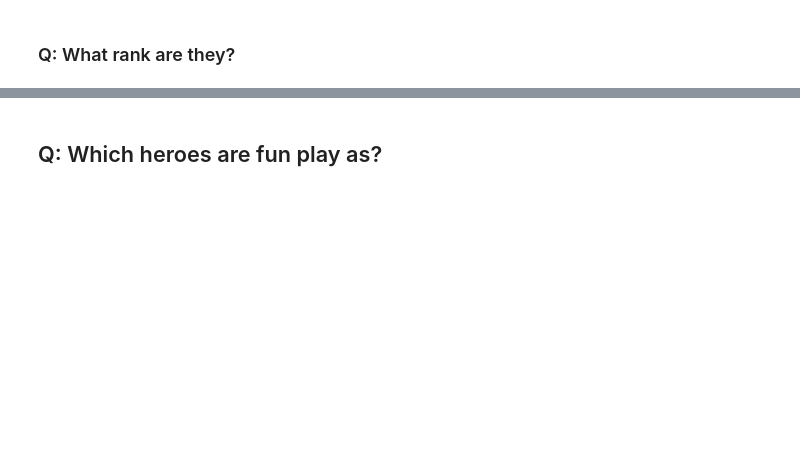
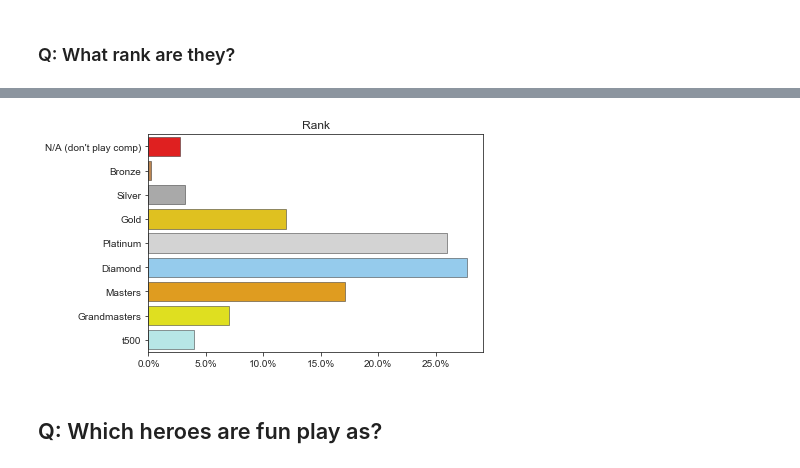
Before and after one commit to marksimpson82/overwatch_survey, a Jupyter notebook: overwatch_survey/Analysis.ipynb, the cells around one changed output, grey strips where cells are left out. Saved outputs shown, nothing was run; the diff lists cells and outputs as text; code cells hidden in the pictures; blank space fills up the shorter version.

```diff
--- a/overwatch_survey/Analysis.ipynb
+++ b/overwatch_survey/Analysis.ipynb
@@ -108,3 +154,35 @@ draw_hero_percent_graph(basic_info_df, "Hero_favourite", "Favourite heroes")
+# %%
+def draw_rank_graph(df):
+    hero_time = (df['Rank']
+                 .value_counts(normalize=True, sort=False))
+
+    # re-order based on ascending rank so we can see the distribution
+    hero_time = hero_time[[
+        "N/A (don't play comp)",
+        'Bronze',
+        'Silver',
+        'Gold',
+        'Platinum',
+        'Diamond',
+        'Masters',
+        'Grandmasters',
+        't500'
+    ]]
+
+    palette = sb.color_palette(
+        palette=["red", "peru", "darkgrey", "gold", "lightgrey", "lightskyblue", "orange", "yellow", "paleturquoise"],
+        n_colors=9
+    )
+
+    f, ax = plt.subplots(figsize=(CHART_BAR_FIGSIZE[0], 4))
+    ax = sb.barplot(x=hero_time.values, y=hero_time.index, palette=palette, linewidth=0.5, edgecolor=".2")
+    plt.gca().xaxis.set_major_formatter(PercentFormatter(1))
+
+    ax.set_title("Rank")
+
+draw_rank_graph(basic_info_df)
+# %% [output]
+[figure, added]
 # %% [markdown]
 ## Q: Which heroes are fun play as?
 # %%
```
Also changed, not shown: parts of 12 cells of this notebook.
